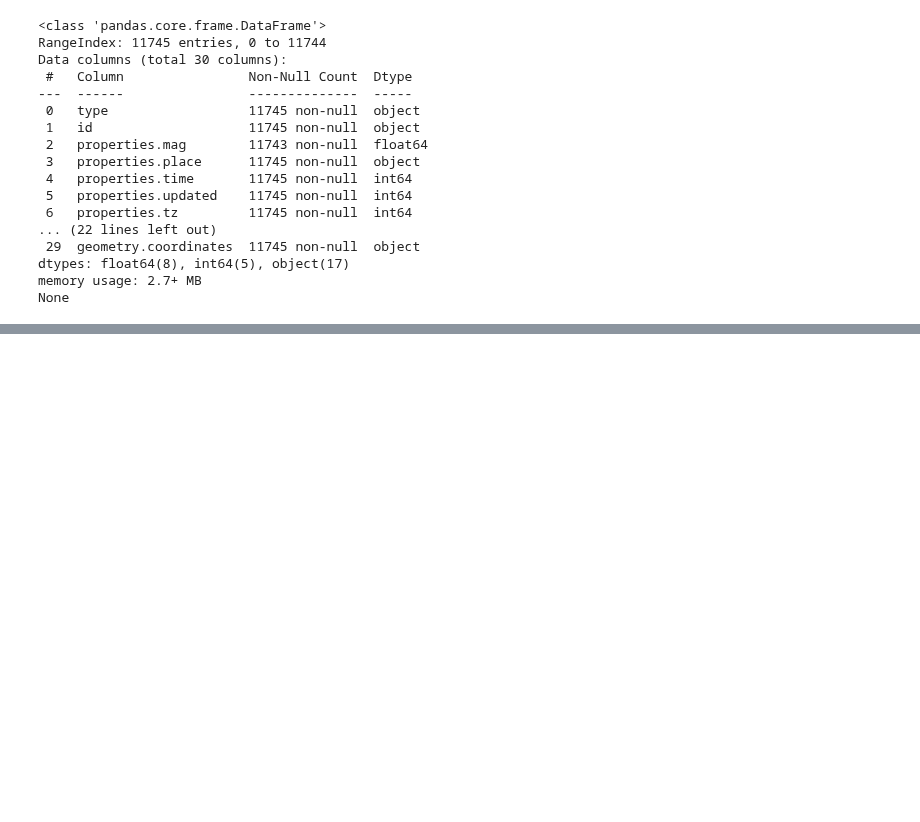
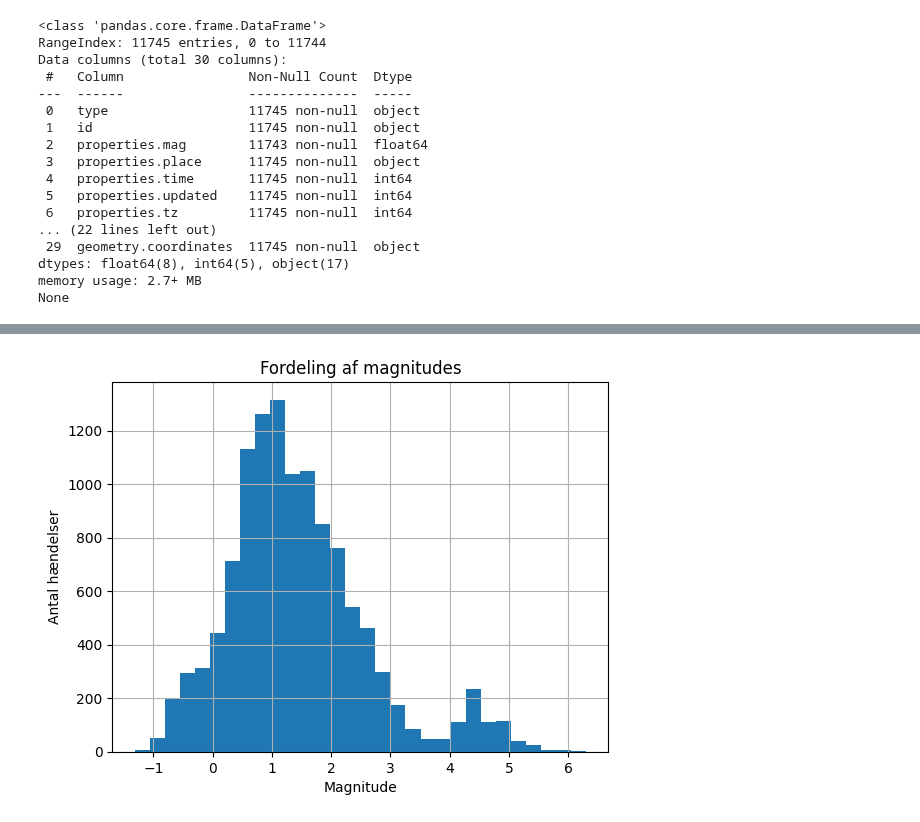
Before and after one commit to Gervig/Business-Intelligence, a Jupyter notebook: MP1/MP1_30dayQuakes_json.ipynb, the cells around one changed output, grey strips where cells are left out. Drawn from its saved outputs; the diff is of its cells as text; code cells hidden in the pictures; blank space fills up the shorter version.

```diff
--- a/MP1/MP1_30dayQuakes_json.ipynb
+++ b/MP1/MP1_30dayQuakes_json.ipynb
@@ -110,5 +142,8 @@ print(features_cleaned)
 # %%
-missing_data = df.isnull().sum()
-missing_data[missing_data > 0].plot(kind='bar')
-plt.title("Antal manglende værdier pr. kolonne")
+df['properties.mag'].hist(bins=30)
+plt.title("Fordeling af magnitudes")
+plt.xlabel("Magnitude")
+plt.ylabel("Antal hændelser")
 plt.show()
+# %% [output]
+[figure, added]
```
Also changed, not shown: parts of 5 cells of this notebook, 1 other file.
